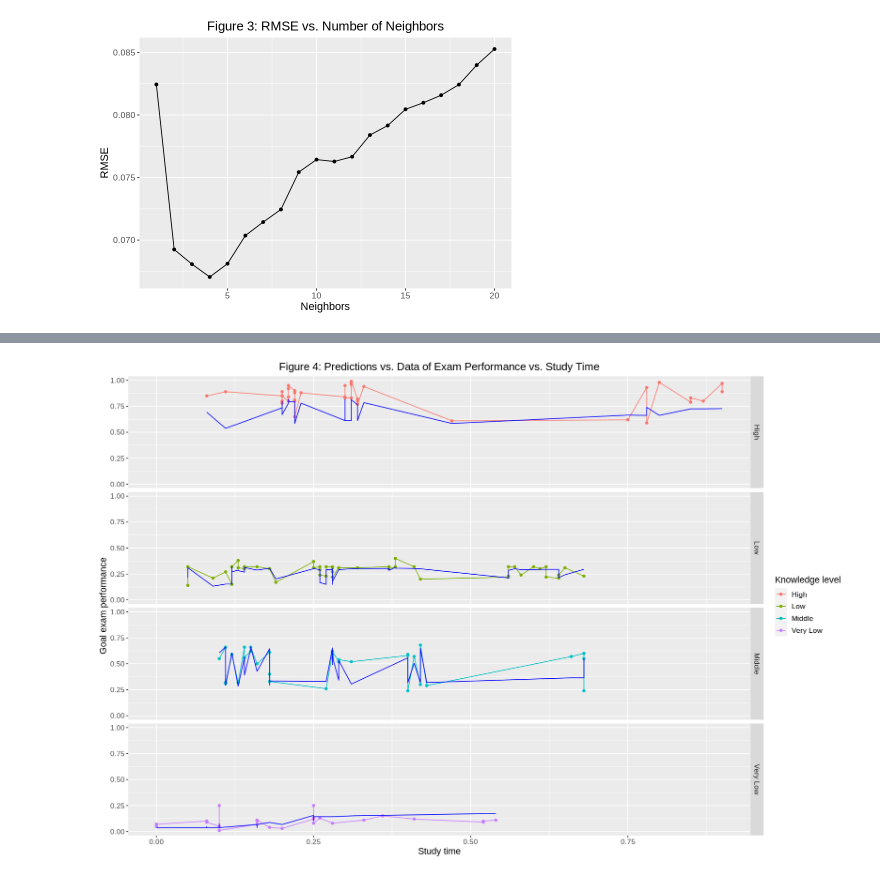
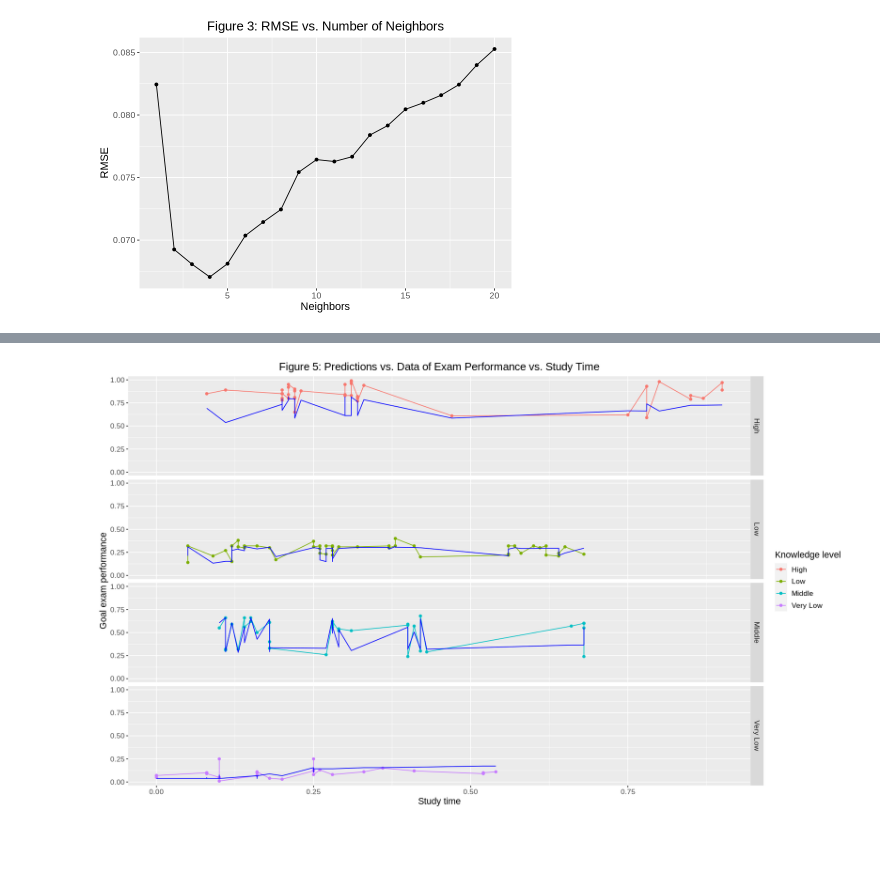
Before and after one commit to MirrenB/DSCI-100-Group-Project, a Jupyter notebook: Regression.ipynb, the cells around one changed output, grey strips where cells are left out. Saved outputs shown, nothing was run; the diff lists cells and outputs as text; code cells hidden in the pictures; blank space fills up the shorter version.

```diff
--- a/Regression.ipynb
+++ b/Regression.ipynb
@@ -213,18 +246,18 @@ Lastly, the predictions were plotted alongside the testing data points. As there
 # %%
-options(repr.plot.width = 15, repr.plot.height = 10)
+options(repr.plot.width = 15, repr.plot.height = 9)
 study_plot <- user_testing %>%
             ggplot(aes(x = study_time_goal, y = exam_performance_goal)) +
             geom_point(aes(color = knowledge_level)) +
             geom_line(aes(color = knowledge_level)) +
             geom_line(data = knowledge_prediction,
                      mapping = aes(x = study_time_goal, y = .pred),
                      color = "blue") +
             facet_grid(rows = vars(knowledge_level)) +
             labs(x = "Study time", y = "Goal exam performance", color = "Knowledge level") +
-            ggtitle("Figure 4: Predictions vs. Data of Exam Performance vs. Study Time") +
+            ggtitle("Figure 5: Predictions vs. Data of Exam Performance vs. Study Time") +
             theme(text = element_text(size = 13)) +
             theme(plot.title = element_text(hjust = 0.5))
 study_plot
 # %% [output]
-[figure, old version]
+[figure, new version]
 # %%
```
Also changed, not shown: parts of 8 cells of this notebook.
